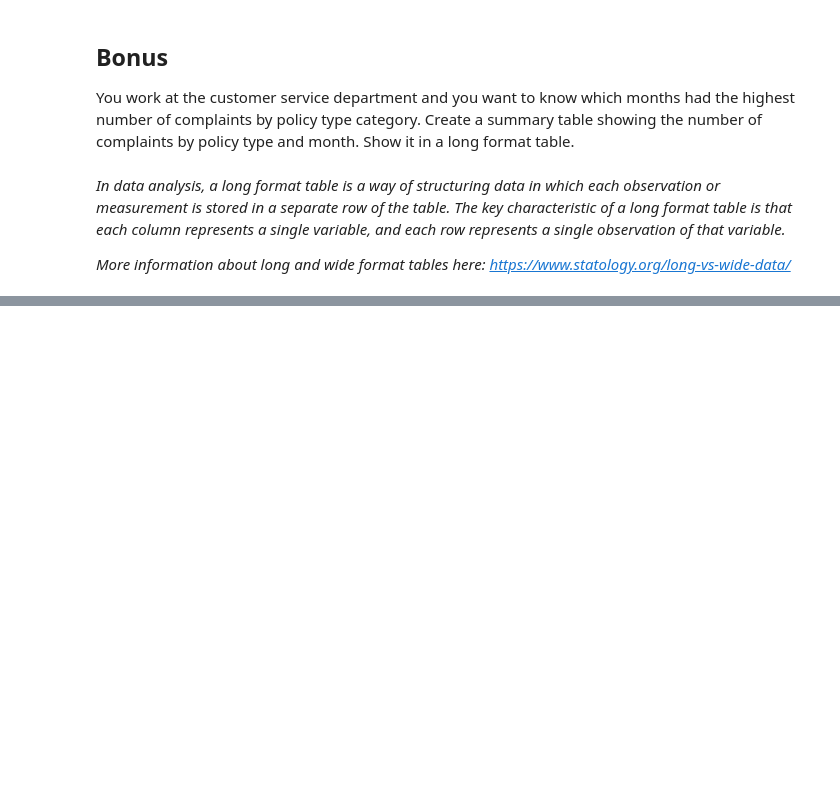
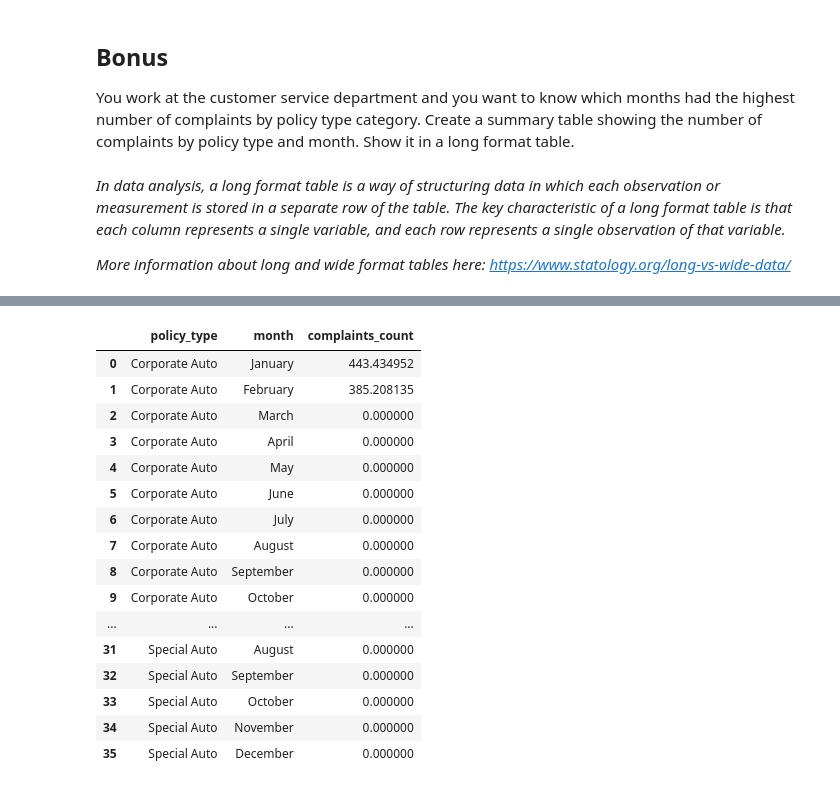
Before and after one commit to Jorgehernandez231/lab-dw-data-structuring-and-combining, a Jupyter notebook: lab-dw-data-structuring-and-combining.ipynb, the cells around one changed output, grey strips where cells are left out. Drawn from its saved outputs; the diff is of its cells as text; code cells hidden in the pictures; blank space fills up the shorter version.

```diff
--- a/lab-dw-data-structuring-and-combining.ipynb
+++ b/lab-dw-data-structuring-and-combining.ipynb
@@ -271,2 +279,3 @@ Show it in a long format table.
 # %%
-# Your code goes here
+
+df4['month'] = df4['month'].map(lambda x: calendar.month_name[int(x)])
@@ -272,0 +300,31 @@ Show it in a long format table.
+# %%
+month_order = [
+    'January','February','March','April','May','June',
+    'July','August','September','October','November','December'
+]
+df4['month'] = pd.Categorical(df4['month'], categories=month_order, ordered=True)
+# %%
+compl_df4 = (df4.groupby(['policy_type', 'month'], as_index=False) ['number_of_open_complaints'].sum()
+             .rename(columns={'number_of_open_complaints': 'complaints_count'})
+
+)
+
+compl_df4
+# %% [output]
+|  | policy_type | month | complaints_count |
+| 0 | Corporate Auto | January | 443.434952 |
+| 1 | Corporate Auto | February | 385.208135 |
+| 2 | Corporate Auto | March | 0.000000 |
+| 3 | Corporate Auto | April | 0.000000 |
+| 4 | Corporate Auto | May | 0.000000 |
+| 5 | Corporate Auto | June | 0.000000 |
+| 6 | Corporate Auto | July | 0.000000 |
+| 7 | Corporate Auto | August | 0.000000 |
+| 8 | Corporate Auto | September | 0.000000 |
+| 9 | Corporate Auto | October | 0.000000 |
+| ... | ... | ... | ... |
+| 31 | Special Auto | August | 0.000000 |
+| 32 | Special Auto | September | 0.000000 |
+| 33 | Special Auto | October | 0.000000 |
+| 34 | Special Auto | November | 0.000000 |
+| 35 | Special Auto | December | 0.000000 |
```
Also changed, not shown: parts of 5 cells of this notebook.
